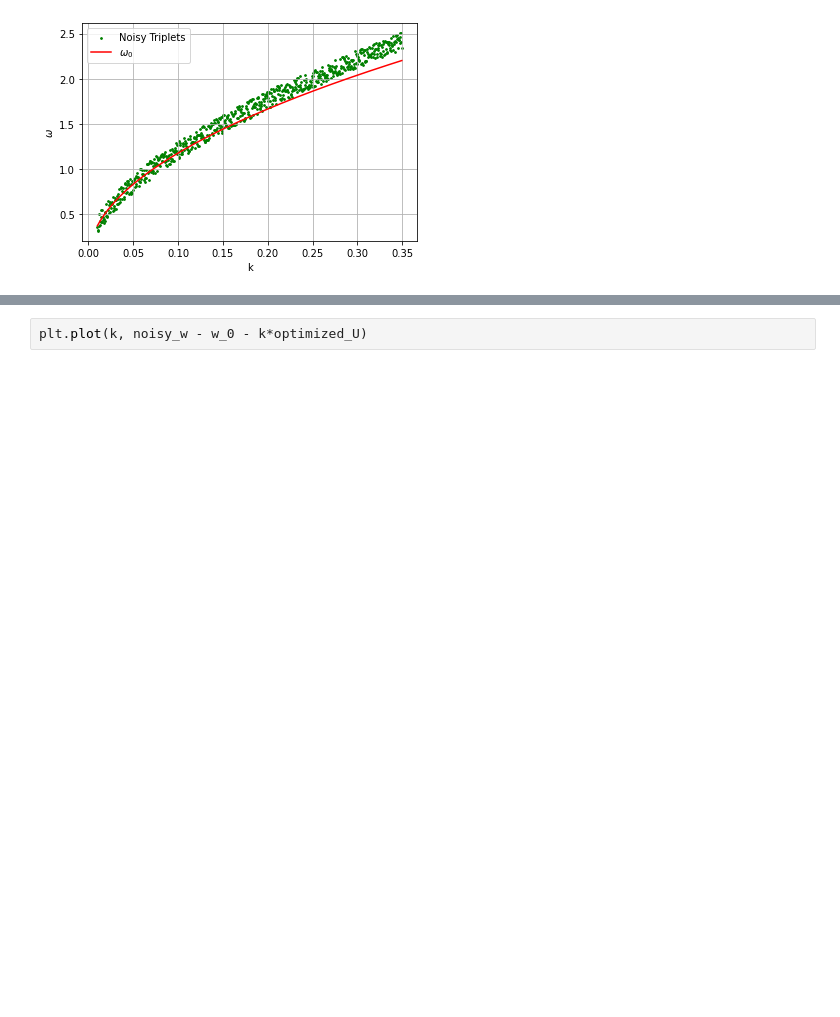
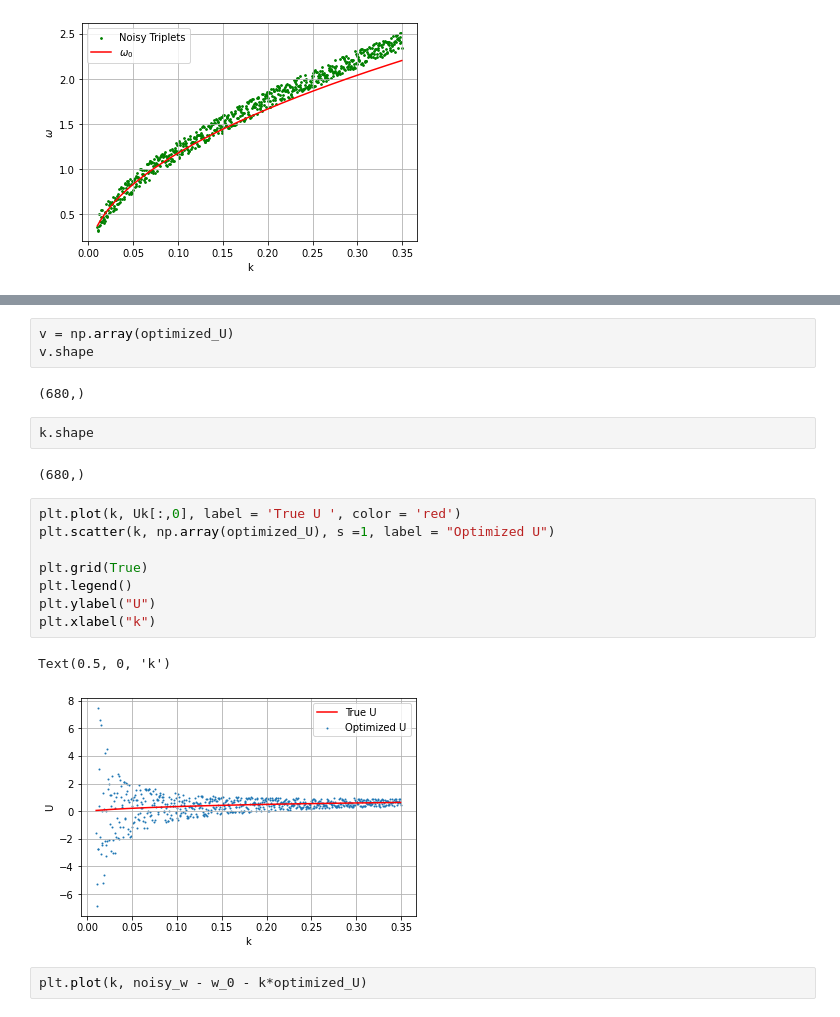
Before and after one commit to joeyanderson1/4th-Year-Thesis, a Jupyter notebook: Normalized Scalar Product Method.ipynb, the cells around one changed output, grey strips where cells are left out. Drawn from its saved outputs; the diff is of its cells as text; blank space fills up the shorter version.

```diff
--- a/Normalized Scalar Product Method.ipynb
+++ b/Normalized Scalar Product Method.ipynb
@@ -831,3 +811,23 @@ Text(0.5, 0, 'k')
+# %%
+v = np.array(optimized_U)
+v.shape
+# %% [output]
+(680,)
+# %%
+k.shape
+# %% [output]
+(680,)
+# %%
+plt.plot(k, Uk[:,0], label = 'True U ', color = 'red')
+plt.scatter(k, np.array(optimized_U), s =1, label = "Optimized U")
+
+plt.grid(True)
+plt.legend()
+plt.ylabel("U")
+plt.xlabel("k")
+# %% [output]
+Text(0.5, 0, 'k')
+[figure, added]
 # %%
 plt.plot(k, noisy_w - w_0 - k*optimized_U)
 # %% [output]
```
Also changed, not shown: parts of 41 cells of this notebook.
